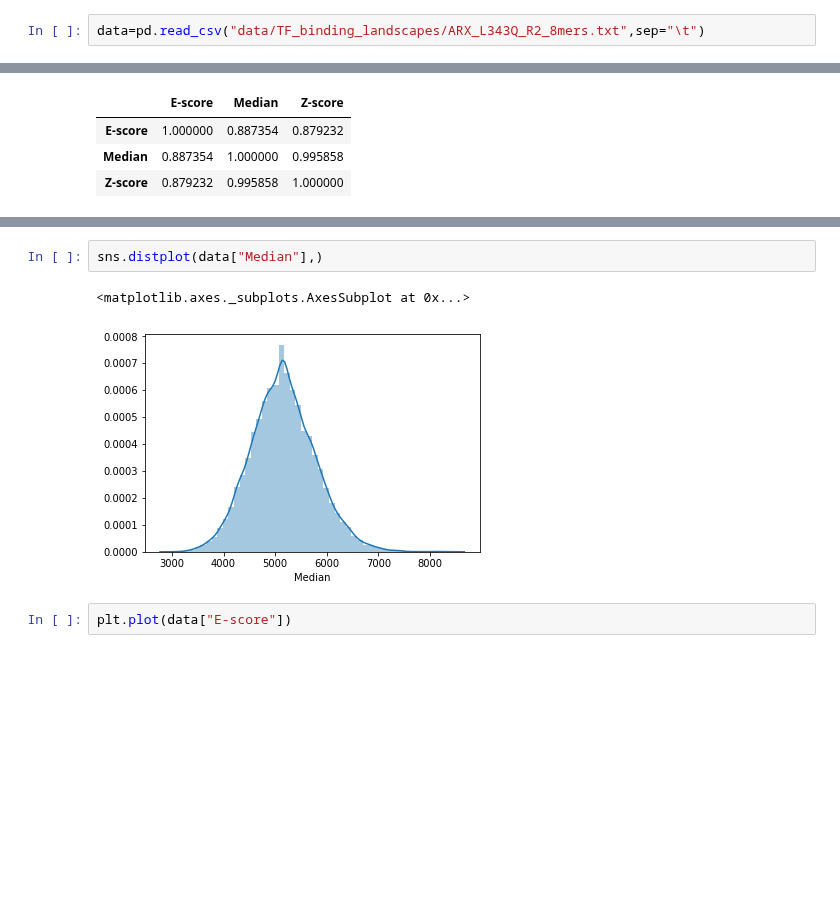
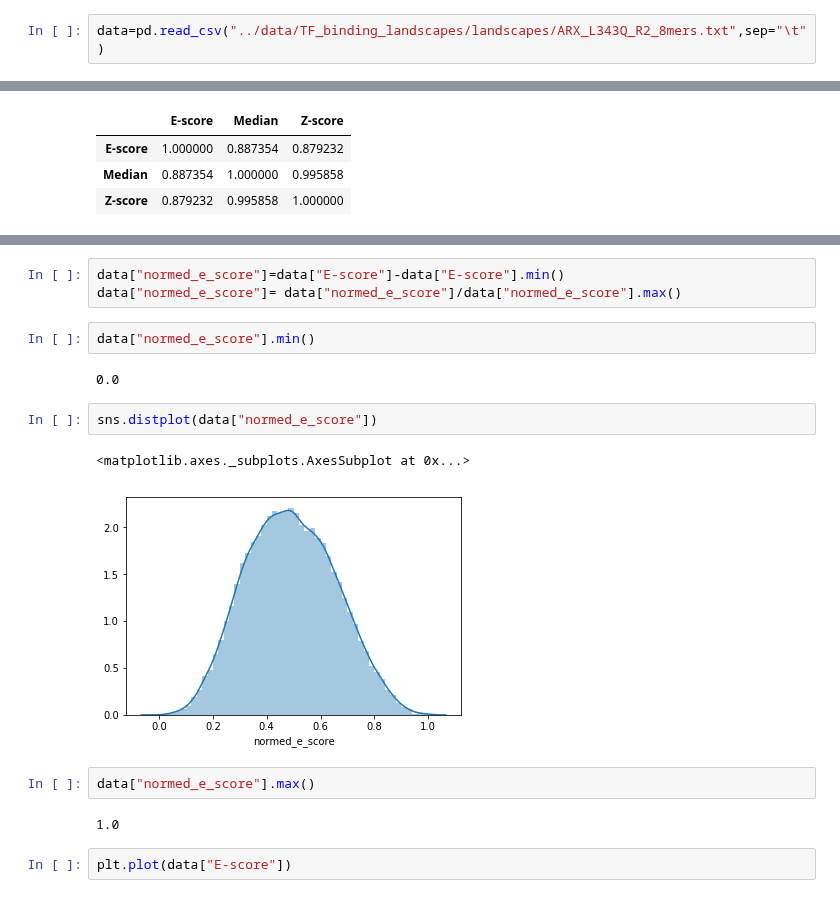
Before and after one commit to samsinai/FLEXS, a Jupyter notebook: notebooks/Analyze_TF_binding.ipynb, the cells around one changed output, grey strips where cells are left out. Saved outputs shown, nothing was run; the diff lists cells and outputs as text; blank space fills up the shorter version.

```diff
--- a/notebooks/Analyze_TF_binding.ipynb
+++ b/notebooks/Analyze_TF_binding.ipynb
@@ -12,3 +17,3 @@ ls data/TF_binding_landscapes/ | wc -l
 # %%
-data=pd.read_csv("data/TF_binding_landscapes/ARX_L343Q_R2_8mers.txt",sep="\t")
+data=pd.read_csv("../data/TF_binding_landscapes/landscapes/ARX_L343Q_R2_8mers.txt",sep="\t")
 # %%
@@ -32,8 +42,19 @@ data.corr()
+# %%
+data["normed_e_score"]=data["E-score"]-data["E-score"].min()
+data["normed_e_score"]= data["normed_e_score"]/data["normed_e_score"].max()
+# %%
+data["normed_e_score"].min()
+# %% [output]
+0.0
 # %%
-sns.distplot(data["Median"],)
+sns.distplot(data["normed_e_score"])
 # %% [output]
 <matplotlib.axes._subplots.AxesSubplot at 0x...>
-[figure, old version]
+[figure, new version]
+# %%
+data["normed_e_score"].max()
+# %% [output]
+1.0
 # %%
 plt.plot(data["E-score"])
 # %% [output]
```
Also changed, not shown: parts of 4 cells of this notebook, 5 other files.
